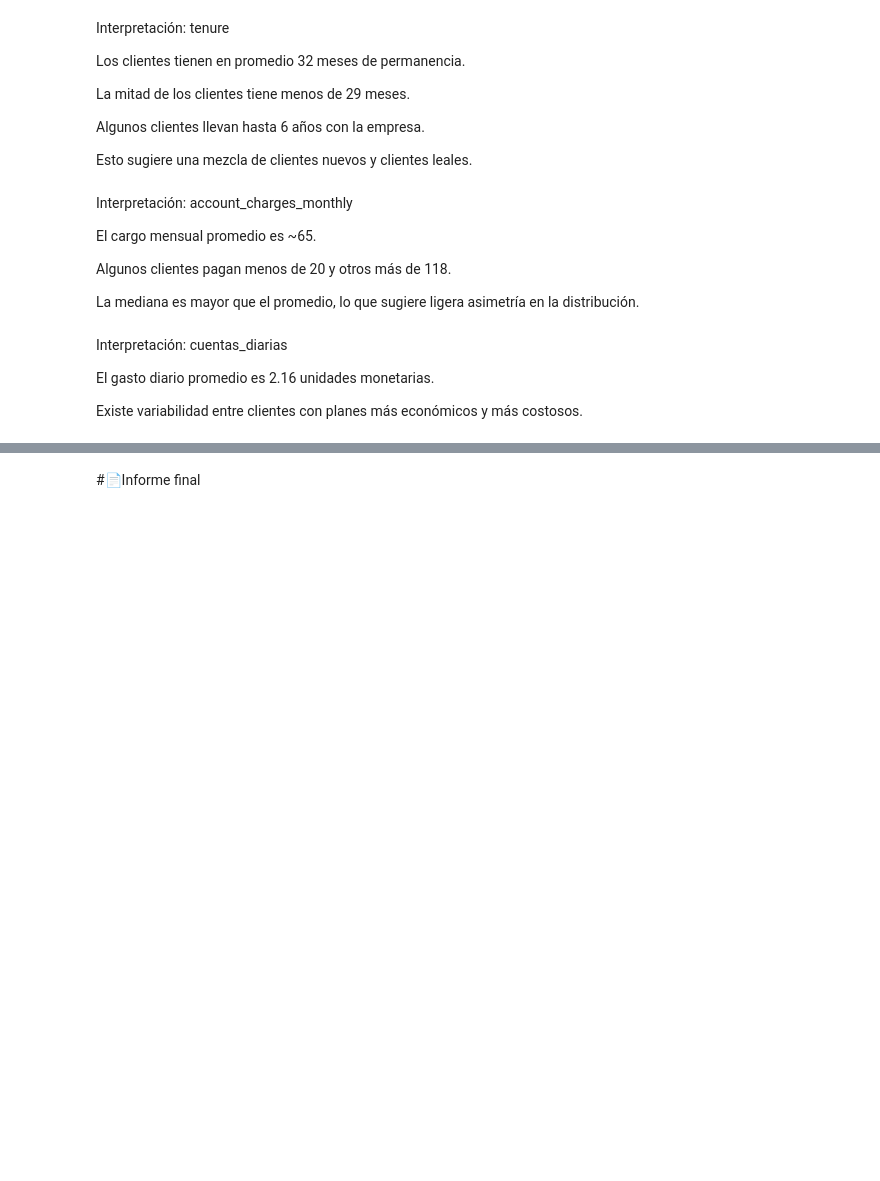
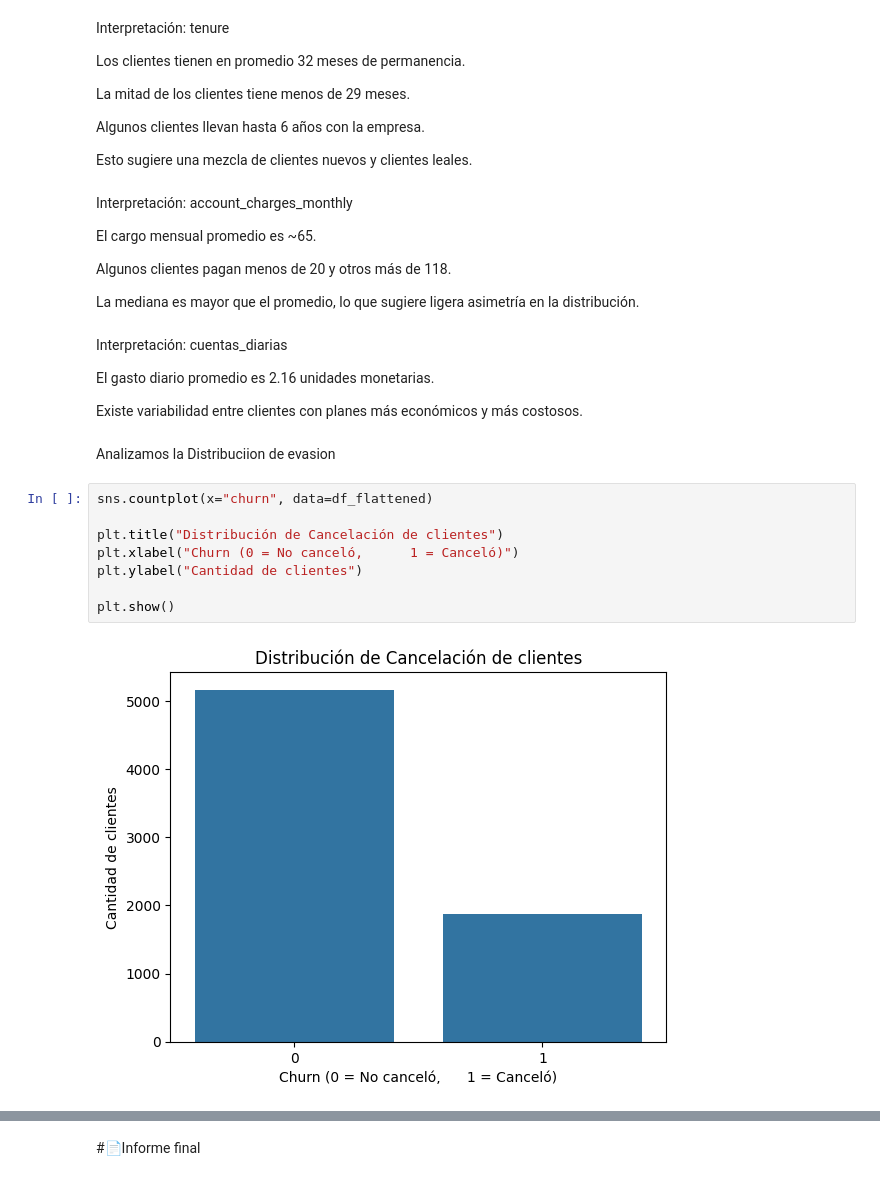
Before and after one commit to Neyker8a/challenge2-data-science-LATAM, a Jupyter notebook: TelecomX_LATAM.ipynb, the cells around one changed output, grey strips where cells are left out. Saved outputs shown, nothing was run; the diff lists cells and outputs as text; blank space fills up the shorter version.

```diff
--- a/TelecomX_LATAM.ipynb
+++ b/TelecomX_LATAM.ipynb
@@ -304,3 +304,15 @@ Interpretación: cuentas_diarias
 El gasto diario promedio es 2.16 unidades monetarias.
 
 Existe variabilidad entre clientes con planes más económicos y más costosos.
+# %% [markdown]
+Analizamos la Distribuciion de evasion
+# %%
+sns.countplot(x="churn", data=df_flattened)
+
+plt.title("Distribución de Cancelación de clientes")
+plt.xlabel("Churn (0 = No canceló,      1 = Canceló)")
+plt.ylabel("Cantidad de clientes")
+
+plt.show()
+# %% [output]
+[figure, added]
```
Also changed, not shown: parts of 30 cells of this notebook.
